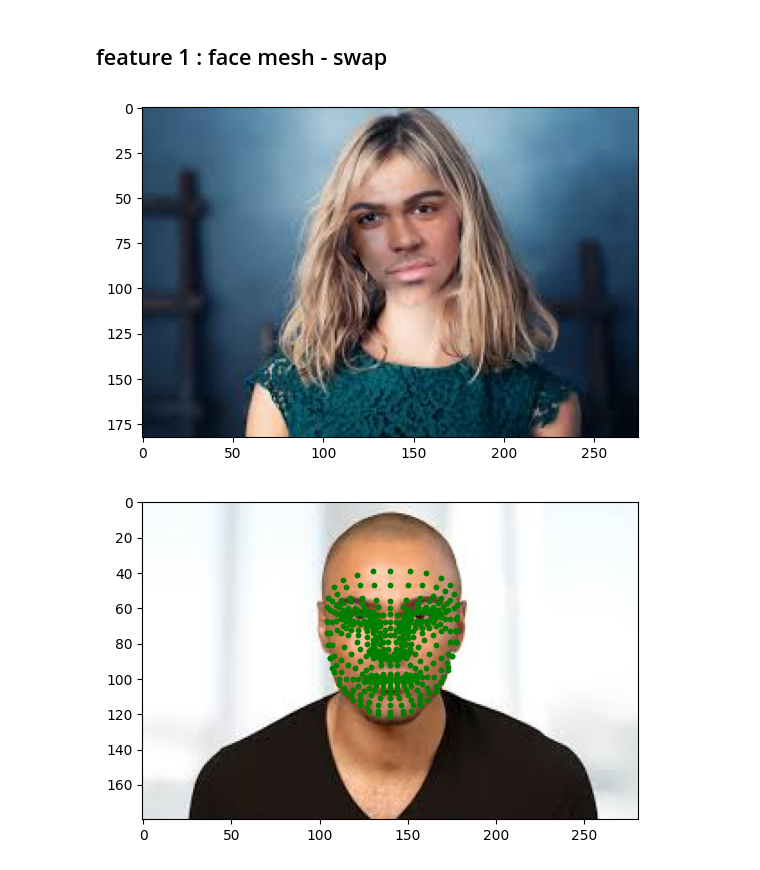
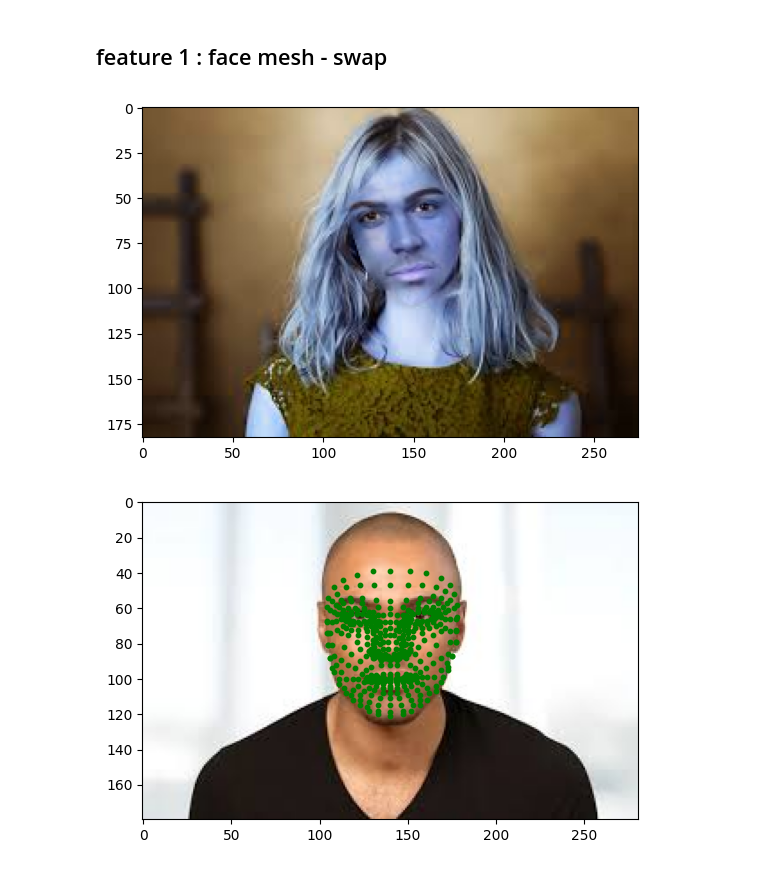
Before and after one commit to ictseoyoungmin/FaceToy_GUI, a Jupyter notebook: dev/f1.ipynb, the cells around one changed output. Saved outputs shown, nothing was run; the diff lists cells and outputs as text; code cells hidden in the pictures.

```diff
--- a/dev/f1.ipynb
+++ b/dev/f1.ipynb
@@ -6,6 +6,7 @@ import numpy as np
 import mediapipe as mp
 import matplotlib.pyplot as plt
 import math
+
 
 # Load face mesh model
 mpFaceMesh = mp.solutions.face_mesh
@@ -34,8 +35,6 @@ def getPoints(img,cvt_color=None,return_cvt_img=True):
     img_rows,img_cols = img.shape[:2]
     if cvt_color:
         img = cv2.cvtColor(img,cvt_color)
-    else:
-        img = cv2.cvtColor(img,cv2.COLOR_BGR2RGB)
 
     result = faceMesh.process(img) # one landmarks of faces
 
@@ -73,12 +72,12 @@ def getTriangles(img,points):
     return triangles
 
 # affine
-def warpTriangle(img1,img2,pts1,pts2):
+def warpTriangle(img1,frame,pts1,pts2):
     x1,y1,w1,h1 = cv2.boundingRect(np.float32([pts1])) # x,y : left-top points / w,h : length
     x2,y2,w2,h2 = cv2.boundingRect(np.float32([pts2]))
 
     roi1 = img1[y1:y1+h1, x1:x1+w1]
-    roi2 = img2[y2:y2+h2, x2:x2+w2]
+    roi2 = frame[y2:y2+h2, x2:x2+w2]
 
     offset1 = np.zeros((3,2),dtype=np.float32)
     offset2 = np.zeros((3,2),dtype=np.float32)
@@ -96,44 +95,44 @@ def warpTriangle(img1,img2,pts1,pts2):
     roi2_masked = cv2.bitwise_and(roi2,roi2,mask=cv2.bitwise_not(mask))
     roi2_masked = roi2_masked + warped_masked
 
-    img2[y2:y2+h2, x2:x2+w2] = roi2_masked
+    frame[y2:y2+h2, x2:x2+w2] = roi2_masked
 
 # main
 # 1. 이미지 로드
-img2 = cv2.imread("images.jpg")
+frame = cv2.imread("images.jpg")
 img1 = cv2.imread("images2.jfif")
 
 # 2. landmarks detection
 points1, img1 = getPoints(img1)
-points2, img2 = getPoints(img2)
+points2, frame = getPoints(frame)
 
-img_draw = img2.copy()
+img_draw = frame.copy()
 
 # 3. 볼록 선체(convex hull) 구하기
 hullInedx = cv2.convexHull(np.array(points2),returnPoints=False)
 hull1 = [points1[int(idx)] for idx in hullInedx]
 hull2 = [points2[int(idx)] for idx in hullInedx]
 
 # 4. 볼록 선체 안 들로네 삼각형 좌표 구하기
-triangles = getTriangles(img2,hull2)
+triangles = getTriangles(frame,hull2)
 
 # 5. 각 삼각형 좌표로 어핀 변환
 for i in range(0,len(triangles)):
     t1 = [hull1[triangles[i][j]] for j in range(3)]
     t2 = [hull2[triangles[i][j]] for j in range(3)]
     warpTriangle(img1,img_draw,t1,t2)
 
 # 6. 볼록 선체를 마스크로 써서 얼굴 합성
-mask = np.zeros(img2.shape[:2],dtype=img2.dtype)
+mask = np.zeros(frame.shape[:2],dtype=frame.dtype)
 cv2.fillConvexPoly(mask,np.int32(hull2),(255,255,255))
 r = cv2.boundingRect(np.float32(hull2))
 center = ((r[0]+int(r[2]/2), r[1]+int(r[3]/2)))
-output = cv2.seamlessClone(np.uint8(img_draw),img2,mask,center,cv2.NORMAL_CLONE)
+output = cv2.seamlessClone(np.uint8(img_draw),frame,mask,center,cv2.NORMAL_CLONE)
 
 plt.imshow(output)
 plt.show()
 # %% [output]
-[figure, old version]
+[figure, new version]
 # %%
 a,img1 = getPoints(img1.copy())
 a = np.array(a)
```
Also changed, not shown: parts of 10 cells of this notebook, 6 other files.
